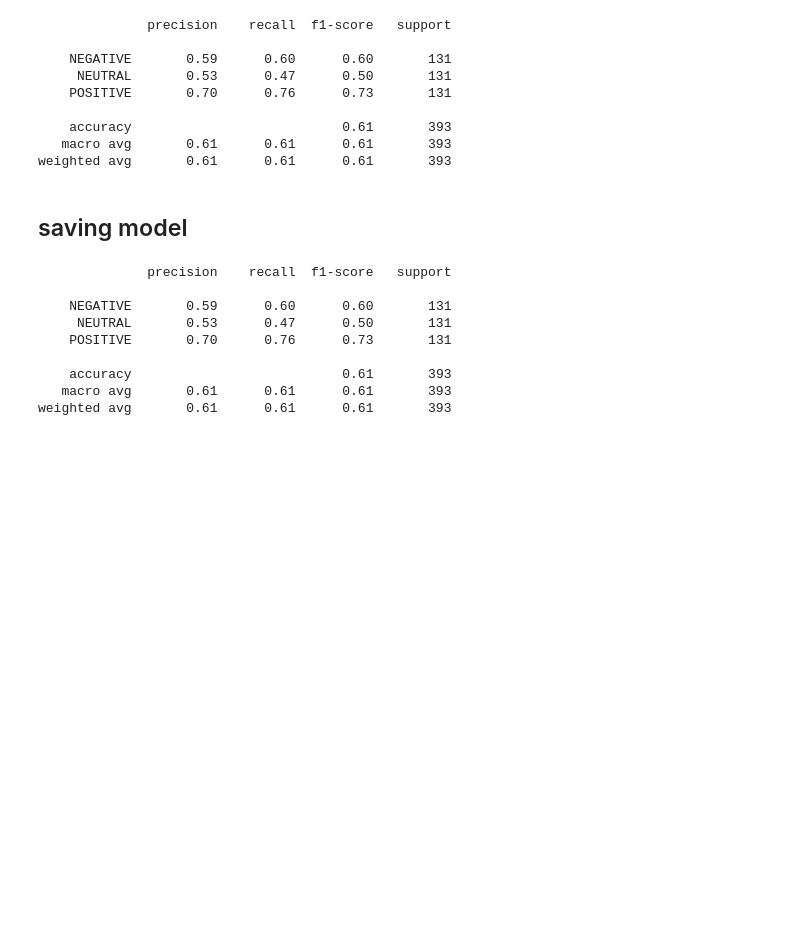
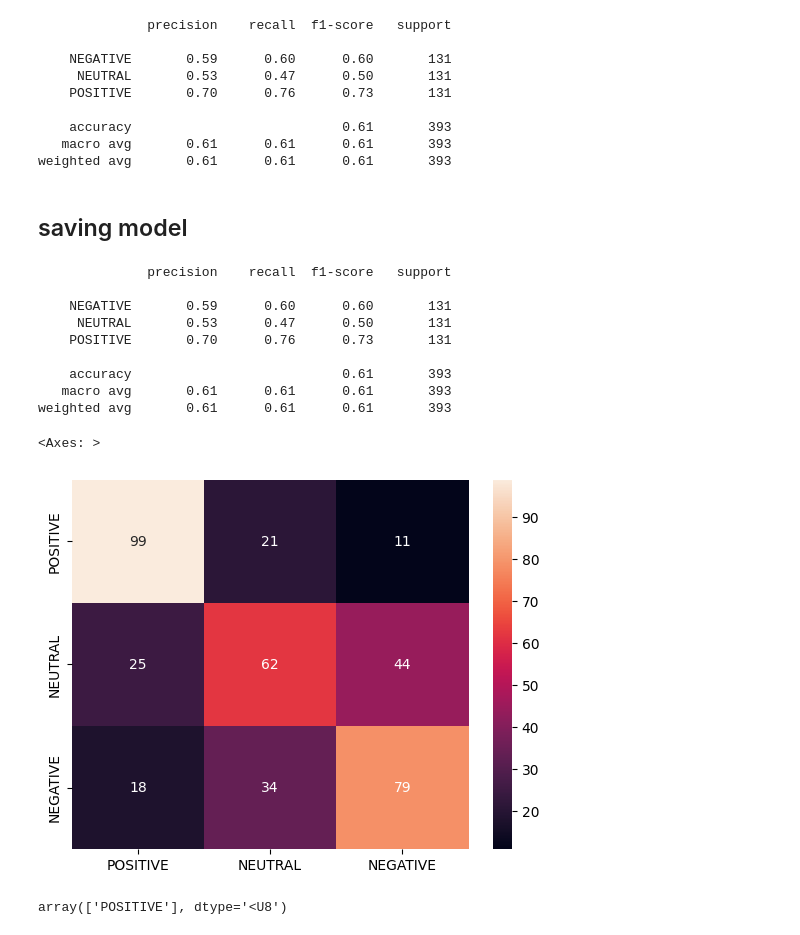
Before and after one commit to vwicky/ds-playground, a Jupyter notebook: sklearn_learning/text_classification.ipynb, the cells around one changed output. Drawn from its saved outputs; the diff is of its cells as text; code cells hidden in the pictures; blank space fills up the shorter version.

```diff
--- a/sklearn_learning/text_classification.ipynb
+++ b/sklearn_learning/text_classification.ipynb
@@ -235,3 +235,22 @@ print(classification_report(test_y, svc_pred))
     accuracy                           0.61       393
    macro avg       0.61      0.61      0.61       393
 weighted avg       0.61      0.61      0.61       393
+# %%
+import seaborn as sns
+from sklearn.metrics import confusion_matrix
+import pandas as pd
+
+labels = [Sentiment.POSITIVE, Sentiment.NEUTRAL, Sentiment.NEGATIVE]
+
+cm = confusion_matrix(test_y, svc_pred, labels=labels)
+df_cm = pd.DataFrame(cm, index=labels, columns=labels)
+sns.heatmap(df_cm, annot=True, fmt='d')
+# %% [output]
+<Axes: >
+[figure, added]
+# %%
+prompts = ["Was great"]
+prompts = vectorizer.transform(prompts)
+svc_model_loaded.predict(prompts)
+# %% [output]
+array(['POSITIVE'], dtype='<U8')
```
Also changed, not shown: 4 other files.
